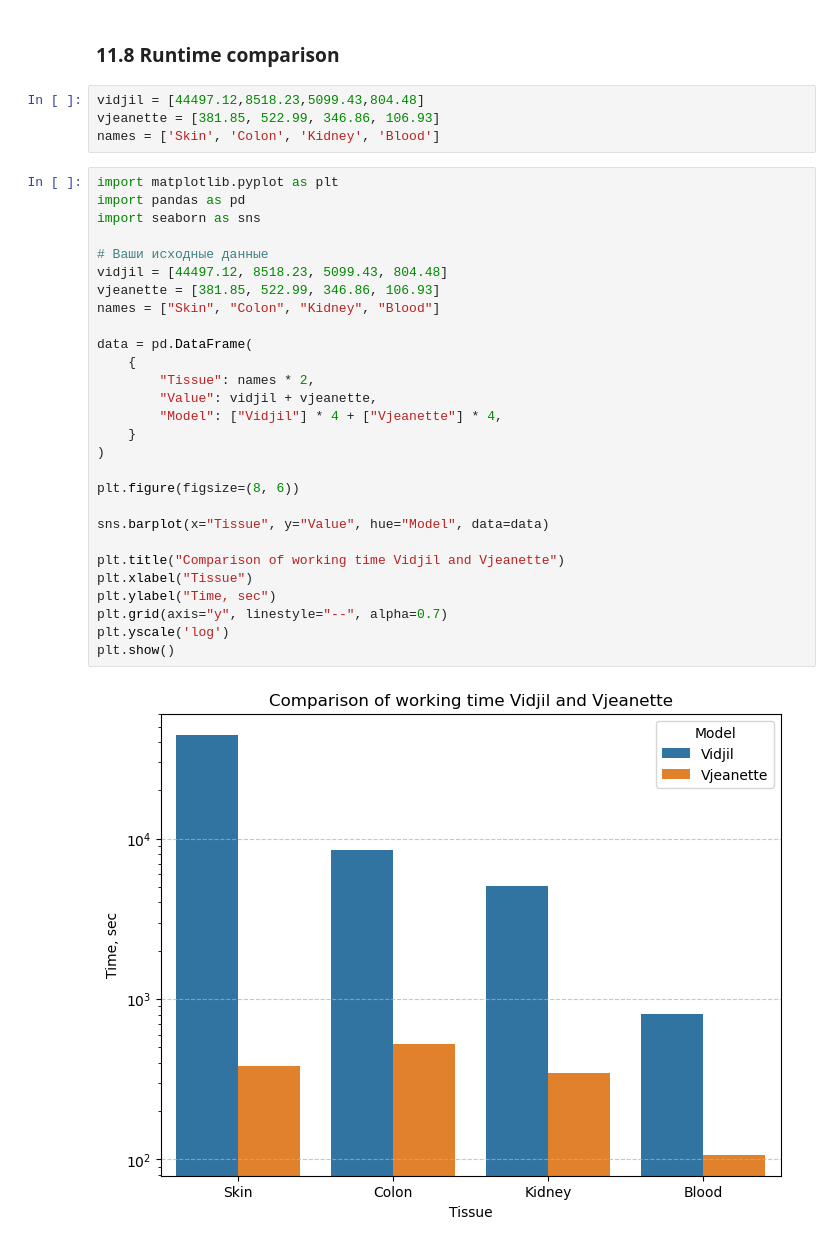
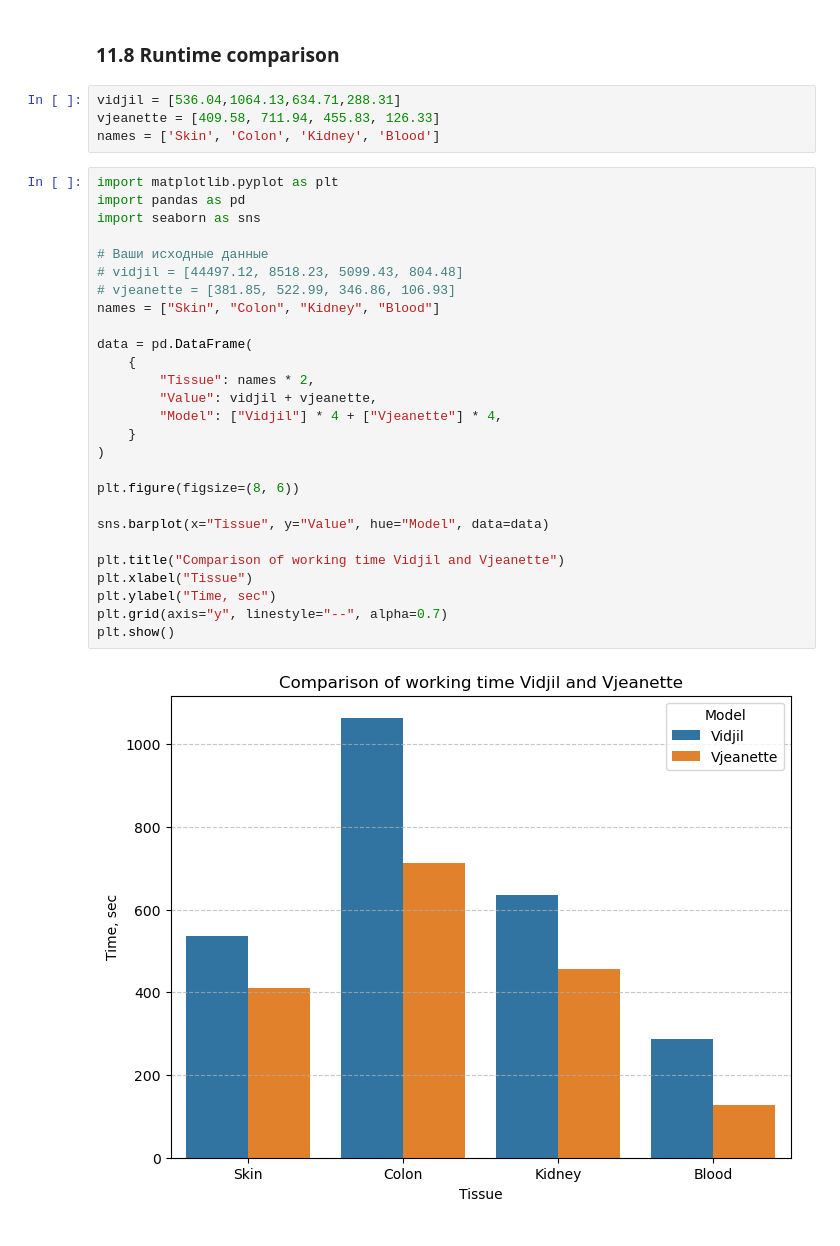
Before and after one commit to BelyashMatvey/vjeanette, a Jupyter notebook: notebooks/inference.ipynb, the cells around one changed output. Saved outputs shown, nothing was run; the diff lists cells and outputs as text.

```diff
--- a/notebooks/inference.ipynb
+++ b/notebooks/inference.ipynb
@@ -1571,36 +1432,35 @@ fig2.savefig('recall_plot_blood.png', transparent=True, dpi=300, bbox_inches='ti
 # %% [markdown]
 ### 11.8 Runtime comparison
 # %%
-vidjil = [44497.12,8518.23,5099.43,804.48]
-vjeanette = [381.85, 522.99, 346.86, 106.93]
+vidjil = [536.04,1064.13,634.71,288.31]
+vjeanette = [409.58, 711.94, 455.83, 126.33]
 names = ['Skin', 'Colon', 'Kidney', 'Blood']
 # %%
 import matplotlib.pyplot as plt
 import pandas as pd
 import seaborn as sns
 
 # Ваши исходные данные
-vidjil = [44497.12, 8518.23, 5099.43, 804.48]
-vjeanette = [381.85, 522.99, 346.86, 106.93]
+# vidjil = [44497.12, 8518.23, 5099.43, 804.48]
+# vjeanette = [381.85, 522.99, 346.86, 106.93]
 names = ["Skin", "Colon", "Kidney", "Blood"]
 
 data = pd.DataFrame(
     {
         "Tissue": names * 2,
         "Value": vidjil + vjeanette,
         "Model": ["Vidjil"] * 4 + ["Vjeanette"] * 4,
     }
 )
 
 plt.figure(figsize=(8, 6))
 
 sns.barplot(x="Tissue", y="Value", hue="Model", data=data)
 
 plt.title("Comparison of working time Vidjil and Vjeanette")
 plt.xlabel("Tissue")
 plt.ylabel("Time, sec")
 plt.grid(axis="y", linestyle="--", alpha=0.7)
-plt.yscale('log')
 plt.show()
 # %% [output]
-[figure, old version]
+[figure, new version]
```
Also changed, not shown: parts of 16 cells of this notebook, 40 other files.
